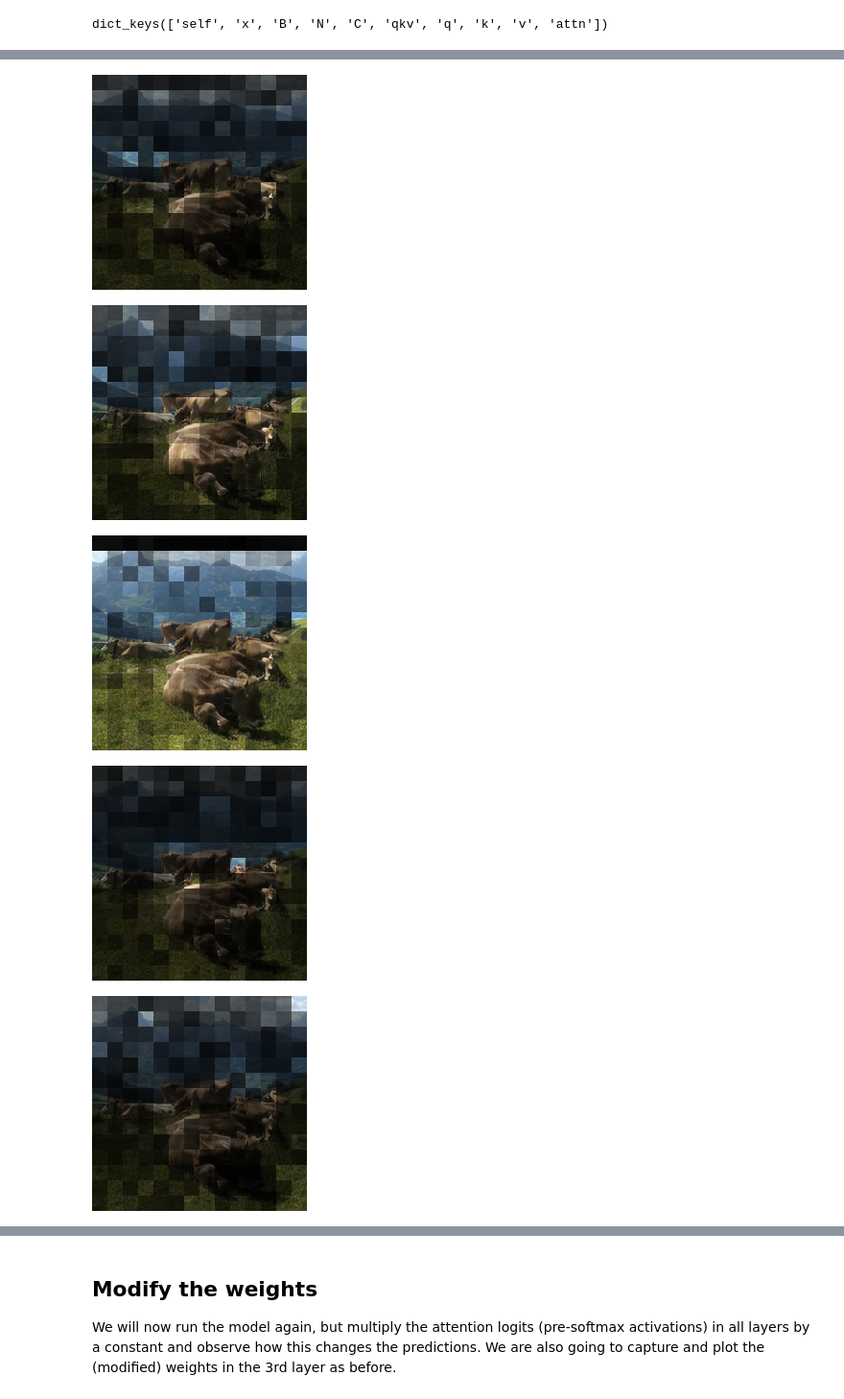
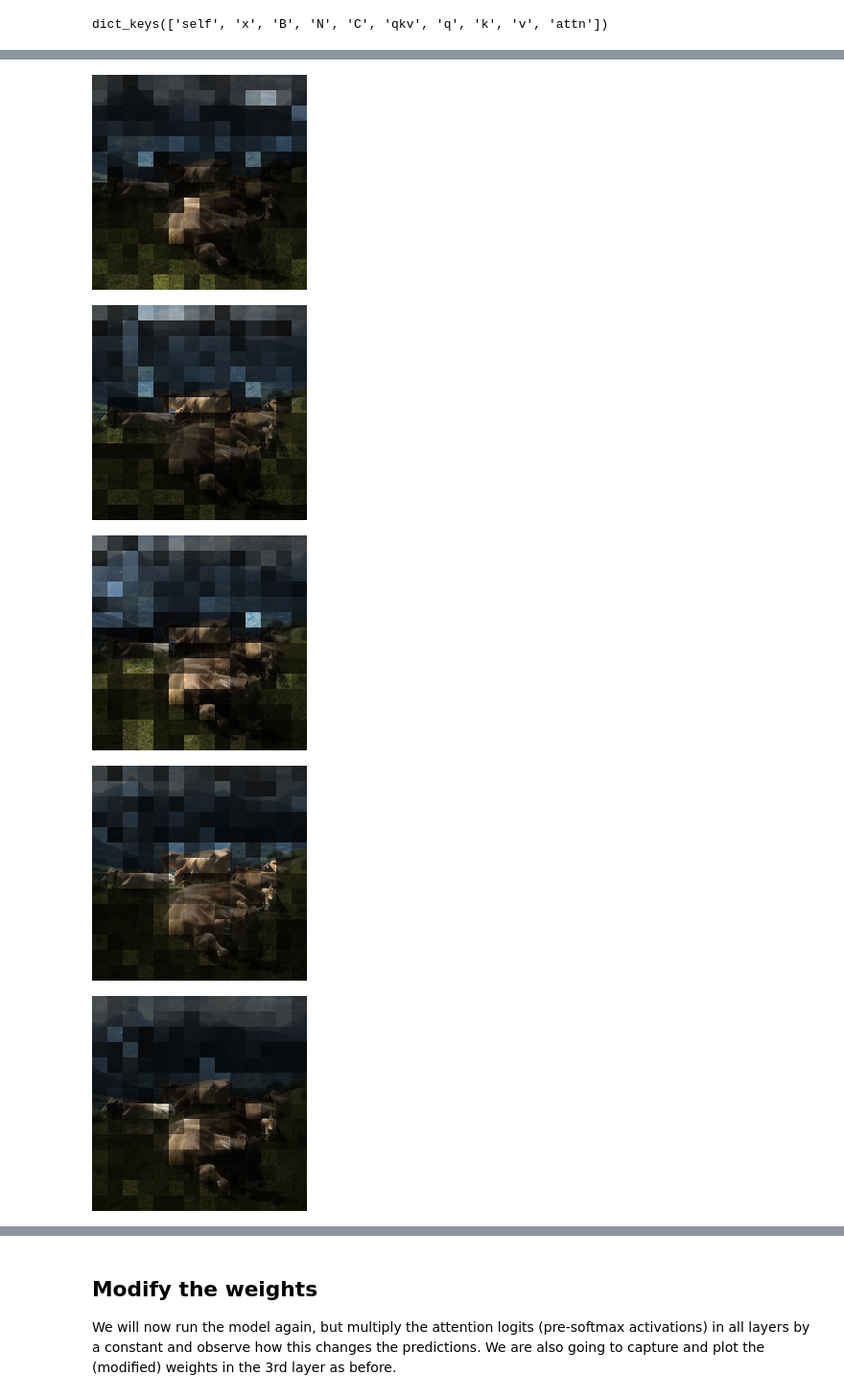
Before and after one commit to cifkao/nopdb, a Jupyter notebook: docs/pytorch_tutorial.ipynb, the cells around one changed output, grey strips where cells are left out. Shown at 96% size. Drawn from its saved outputs; the diff is of its cells as text; code cells hidden in the pictures.

```diff
--- a/docs/pytorch_tutorial.ipynb
+++ b/docs/pytorch_tutorial.ipynb
@@ -107,6 +108,6 @@ ibex    0.008044715970754623
 Let's plot the attention weights inside the 3rd block. To do this, we capture the local variables inside the `forward` method of the `model.blocks[2].attn` layer:
 # %%
 # Here is where all the magic happens!
-with nopdb.capture_call(model.blocks[2].attn.forward) as attn_call:
+with nopdb.capture_call(model.blocks[4].attn.forward) as attn_call:
     predict(input)
 # %% [output]
@@ -121,20 +122,24 @@ attn_call.locals.keys()
 # %% [output]
 dict_keys(['self', 'x', 'B', 'N', 'C', 'qkv', 'q', 'k', 'v', 'attn'])
 # %%
-def plot_weights(input, weights):
+def plot_attention(input, attn):
+    """Given an input image and the attention tensor, plot the average attention weight given to each image patch by each attention head."""
     with torch.no_grad():
         # Loop over attention heads
-        for h_weights in weights[0]:
+        for h_weights in attn:
             h_weights = h_weights.mean(axis=-2)  # Average over all attention keys
-            h_weights = h_weights[1:]  # Skip the [CLS] token
+            h_weights = h_weights[1:]  # Skip the [class] token
+            plot_weights(input, h_weights)
 
-            # Multiply each patch of the input image by the corresponding weight
-            plot = inv_normalize(input.clone())
-            for i in range(h_weights.shape[0]):
-                x = i * 16 % 224
-                y = i // (224 // 16) * 16
-                plot[:, y:y + 16, x:x + 16] *= h_weights[i]
-            ipd.display(inv_transform(plot, normalize=False))
+def plot_weights(input, patch_weights):
+    """Display the image, dimming each patch according to the given weight."""
+    # Multiply each patch of the input image by the corresponding weight
+    plot = inv_normalize(input.clone())
+    for i in range(patch_weights.shape[0]):
+        x = i * 16 % 224
+        y = i // (224 // 16) * 16
+        plot[:, y:y + 16, x:x + 16] *= patch_weights[i]
+    ipd.display(inv_transform(plot, normalize=False))
 
-plot_weights(input, attn_call.locals['attn'])
+plot_attention(input, attn_call.locals['attn'][0])
 # %% [output]
@@ -145,5 +150,5 @@ plot_weights(input, attn_call.locals['attn'])
-[figure, old version]
+[figure, new version]
-[figure, old version]
+[figure, new version]
-[figure, old version]
+[figure, new version]
-[figure, old version]
+[figure, new version]
-[figure, old version]
+[figure, new version]
```
Also changed, not shown: parts of 6 cells of this notebook.
